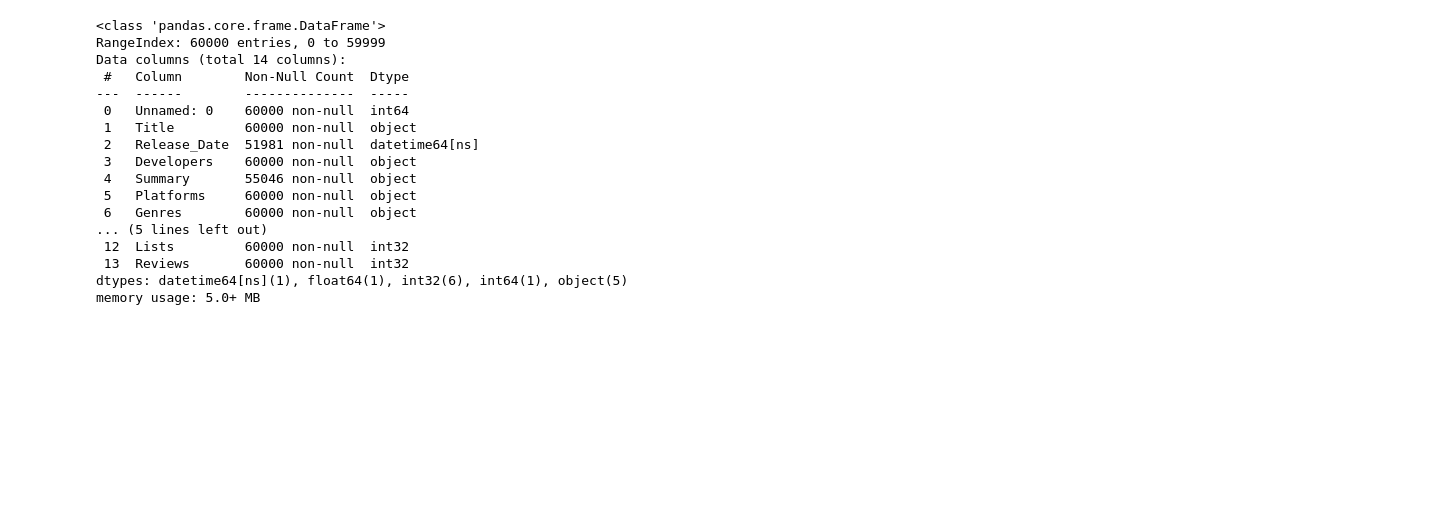
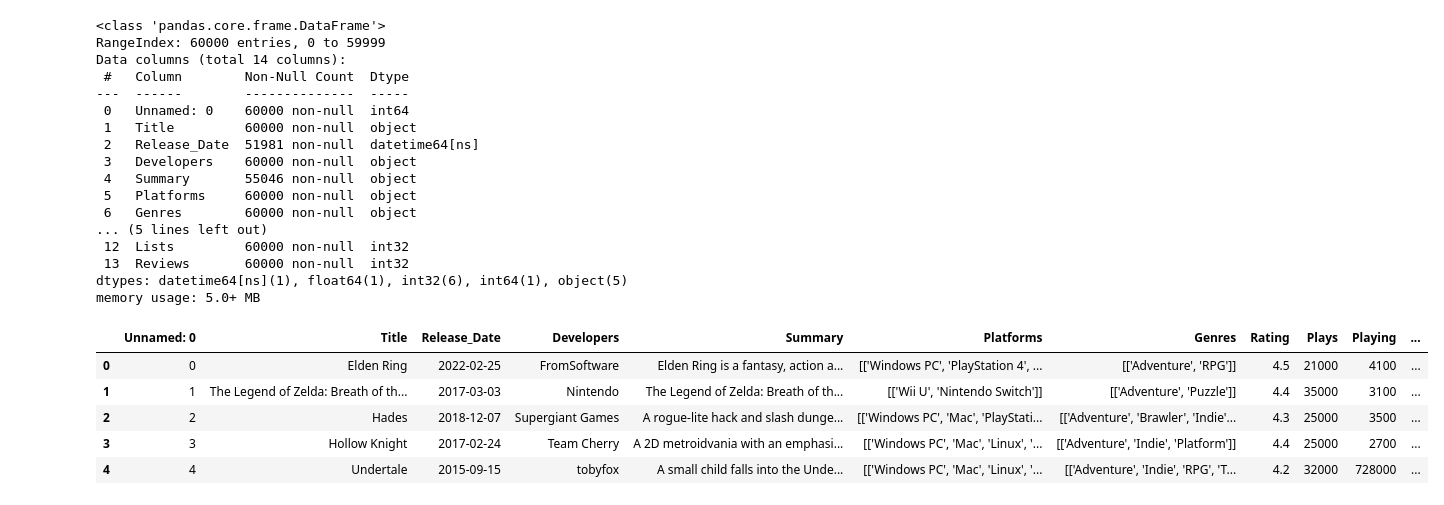
Before and after one commit to MasonNDeJesus/project_1_group_09, a Jupyter notebook: data_cleaning.ipynb, the cells around one changed output. Drawn from its saved outputs; the diff is of its cells as text; code cells hidden in the pictures; blank space fills up the shorter version.

Commit message:
added platform and genre count

```diff
--- a/data_cleaning.ipynb
+++ b/data_cleaning.ipynb
@@ -193,3 +193,29 @@ Data columns (total 14 columns):
  13  Reviews       60000 non-null  int32
 dtypes: datetime64[ns](1), float64(1), int32(6), int64(1), object(5)
 memory usage: 5.0+ MB
+# %%
+game_df['Platforms'] = game_df['Platforms'].str.split(',')
+game_df['Genres'] = game_df['Genres'].str.split(',')
+# %%
+# After converting those columns into a list, I could now continue with creating a code that can count the Platforms and Genres, then put them in new columns.
+# I thought that maybe len(x) could work, it failed, then tried .apply len(x), which also failed.
+# There was no specific function to accomplish what I needed, which reminded me of lambda, which I had previously looked up because the TA had given the group a lambda function before.
+# After repeated trial and error I finally came up with the code below.
+# ".apply" applies all the things in the () to the Platforms column.
+# "lambda x:" is used because "lambda", x, and colon, must be used in that order to start the lambda function.
+# "len(x)" is used to count the x or elements within the cell.
+platform_counts = game_df['Platforms'].apply(lambda x: len(x))
+genre_counts = game_df['Genres'].apply(lambda x: len(x))
+
+# Adding new columns for platform and genre counts through the use of brackets..
+game_df['Platform_Count'] = platform_counts
+game_df['Genre_Count'] = genre_counts
+
+game_df.head()
+# %% [output]
+|  | Unnamed: 0 | Title | Release_Date | Developers | Summary | Platforms | Genres | Rating | Plays | Playing | ... |
+| 0 | 0 | Elden Ring | 2022-02-25 | FromSoftware | Elden Ring is a fantasy, action a... | [['Windows PC', 'PlayStation 4', ... | [['Adventure', 'RPG']] | 4.5 | 21000 | 4100 | ... |
+| 1 | 1 | The Legend of Zelda: Breath of th... | 2017-03-03 | Nintendo | The Legend of Zelda: Breath of th... | [['Wii U', 'Nintendo Switch']] | [['Adventure', 'Puzzle']] | 4.4 | 35000 | 3100 | ... |
+| 2 | 2 | Hades | 2018-12-07 | Supergiant Games | A rogue-lite hack and slash dunge... | [['Windows PC', 'Mac', 'PlayStati... | [['Adventure', 'Brawler', 'Indie'... | 4.3 | 25000 | 3500 | ... |
+| 3 | 3 | Hollow Knight | 2017-02-24 | Team Cherry | A 2D metroidvania with an emphasi... | [['Windows PC', 'Mac', 'Linux', '... | [['Adventure', 'Indie', 'Platform']] | 4.4 | 25000 | 2700 | ... |
+| 4 | 4 | Undertale | 2015-09-15 | tobyfox | A small child falls into the Unde... | [['Windows PC', 'Mac', 'Linux', '... | [['Adventure', 'Indie', 'RPG', 'T... | 4.2 | 32000 | 728000 | ... |
```
Also changed, not shown: parts of 3 cells of this notebook.
